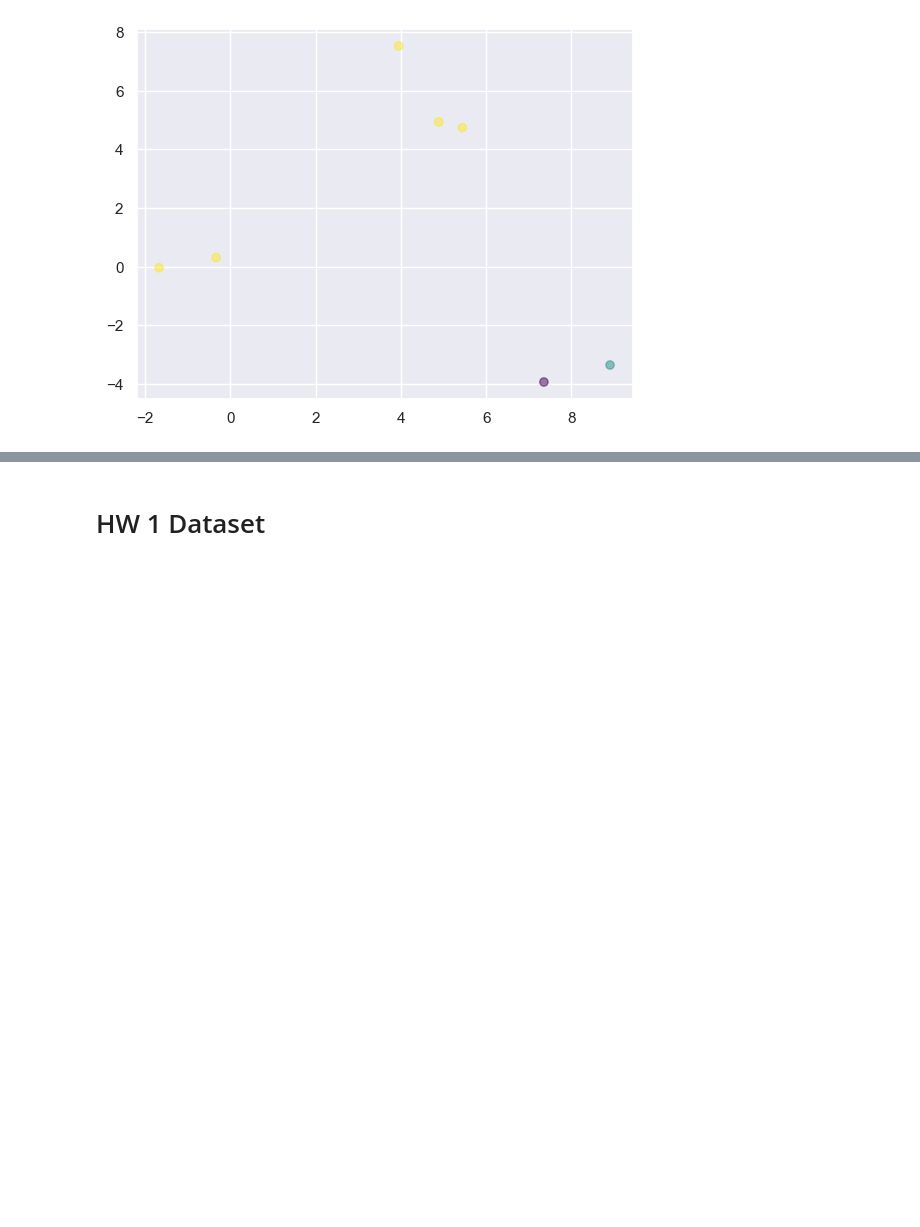
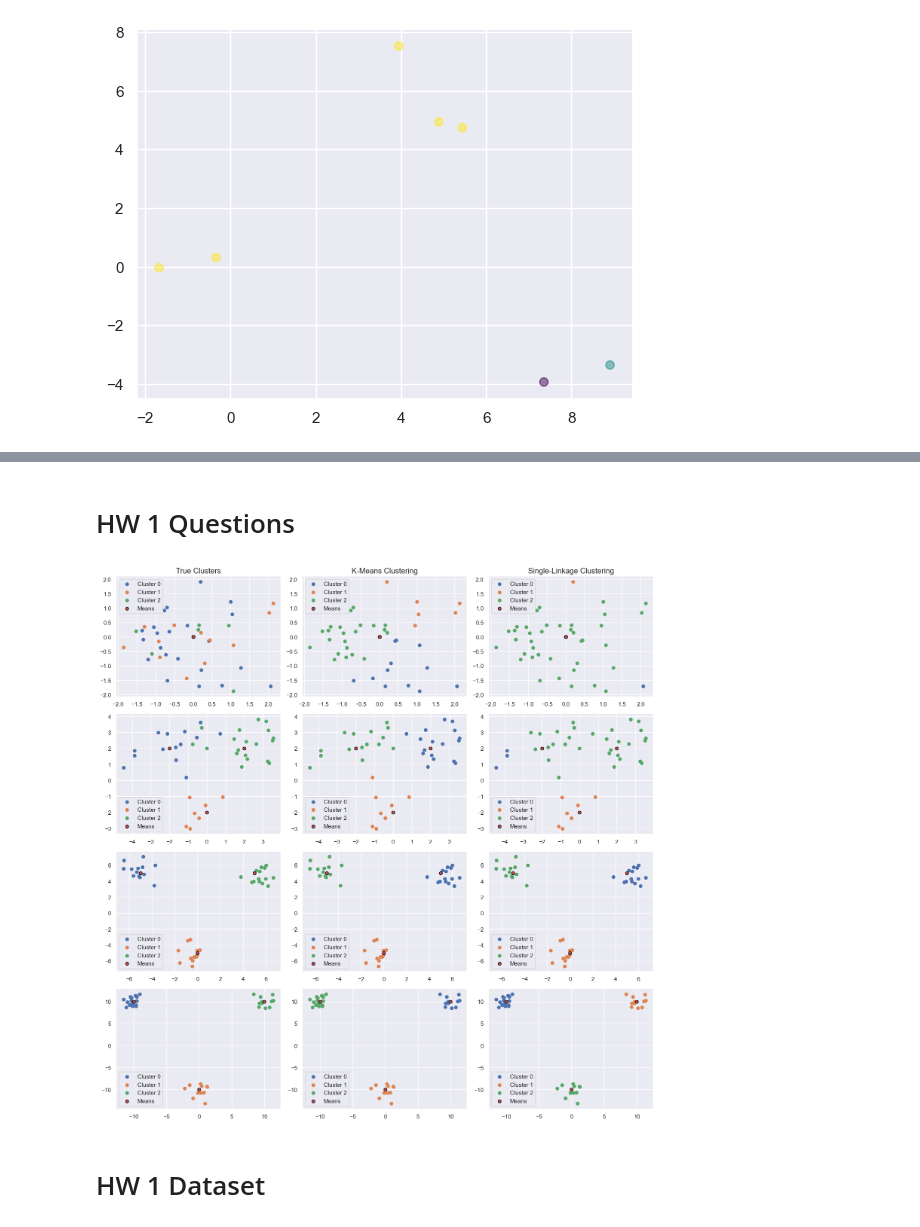
Before and after one commit to gil2rok/geometric-data-analysis, a Jupyter notebook: hw1/code/questions.ipynb, the cells around one changed output, grey strips where cells are left out. Cells and saved outputs as stored; diff of their text form; code cells hidden in the pictures; blank space fills up the shorter version.

```diff
--- a/hw1/code/questions.ipynb
+++ b/hw1/code/questions.ipynb
@@ -106,3 +118,61 @@ KeyboardInterrupt:
+# %% [markdown]
+# HW 1 Questions
+# %%
+fig, axes = plt.subplots(nrows=4, ncols=3, figsize=(15, 15))
+
+# parameters to generate data
+means_list = [np.array([[0,0], [0,0], [0, 0]]),
+              np.array([[-2,2], [0,-2], [2, 2]]),
+              np.array([[-5,5], [0,-5], [5, 5]]),
+              np.array([[-10,10], [0,-10], [10, 10]])]
+widths = np.array([1, 1, 1])
+num_gaussians = len(means)
+num_data_pts = 40
+dim = None # TODO: currently not relevant to sampling code
+
+# iterate over Gaussians with varying means
+for i, ax in enumerate(axes):
+    # generate data and plot it
+    X = gaussian_sample(dim, num_gaussians, means_list[i], widths, num_data_pts=num_data_pts, ax=ax[0])
+
+    # kmeans clustering and plotting
+    kmeans = KMeans(X, metric=euclidean_dist)
+    kmeans.fit(k=3)
+
+    cluster_assignements = [cluster[0] for cluster in kmeans.assignments]
+    for j in range(k):
+        x = [X[idx,0] for idx, el in enumerate(cluster_assignements) if el == j]
+        y = [X[idx,1] for idx, el in enumerate(cluster_assignements) if el == j]
+        ax[1].scatter(x, y, label=f'Cluster {j}')
+    ax[1].scatter(means_list[i][:, 0], means_list[i][:, 1], c='r', edgecolors='black', label='Means')
+    ax[1].legend()
+
+    # single linkage clustering and plotting
+    single_linkage = SingleLinkage(X, metric=euclidean_dist)
+    single_linkage.fit()
+
+    k = 3
+    idx = num_data_pts - k
+    for j, cluster in enumerate(single_linkage.dendrogram[idx]):
+        x = [data_pt[0] for data_pt in cluster]
+        y = [data_pt[1] for data_pt in cluster]
+        ax[2].scatter(x, y, label=f'Cluster {j}')
+    ax[2].scatter(means_list[i][:, 0], means_list[i][:, 1], c='r', edgecolors='black', label='Means')
+    ax[2].legend()
+
+    # plot titles of columns
+    if i == 0:
+        ax[0].set_title('True Clusters', size='large')
+        ax[1].set_title('K-Means Clustering', size='large')
+        ax[2].set_title('Single-Linkage Clustering', size='large')
+
+# plotting code
+fig.tight_layout()
+fname = os.path.join(save_path, 'q1/kmeans_singlelinkage.png')
+plt.savefig(fname)
+plt.show()
+# %% [output]
+[figure, added]
 # %% [markdown]
 # HW 1 Dataset
 # %%
```
Also changed, not shown: parts of 8 cells of this notebook, 11 other files.
